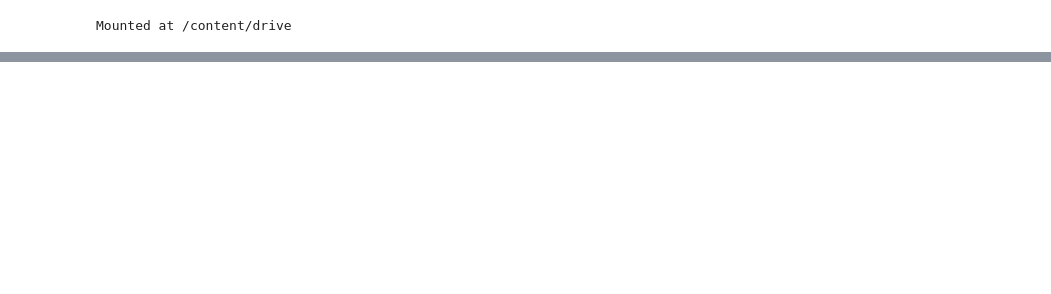
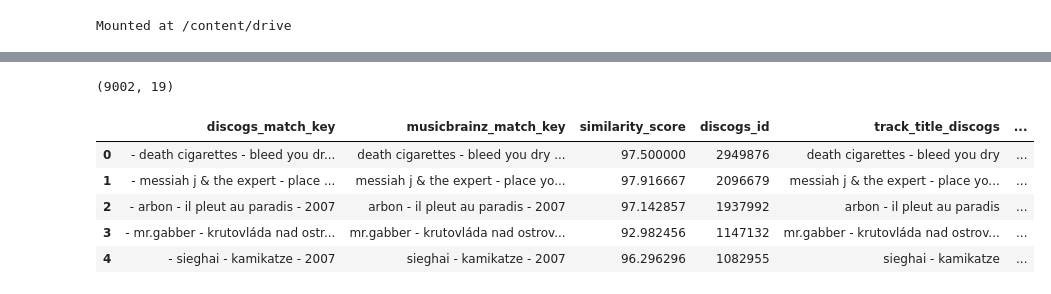
Before and after one commit to ruchithelamp/music, a Jupyter notebook: Milestone_2_Recession_Music.ipynb, the cells around one changed output, grey strips where cells are left out. Saved outputs shown, nothing was run; the diff lists cells and outputs as text; code cells hidden in the pictures; blank space fills up the shorter version.

```diff
--- a/Milestone_2_Recession_Music.ipynb
+++ b/Milestone_2_Recession_Music.ipynb
@@ -70,0 +162,13 @@ Mounted at /content/drive
+# %%
+csv_path = "/content/drive/My Drive/music_anthro_M2/merged_fuzzy_matches.csv"
+df = pd.read_csv(csv_path)
+print(df.shape)
+df.head()
+# %% [output]
+(9002, 19)
+|  | discogs_match_key | musicbrainz_match_key | similarity_score | discogs_id | track_title_discogs | ... |
+| 0 | - death cigarettes - bleed you dr... | death cigarettes - bleed you dry ... | 97.500000 | 2949876 | death cigarettes - bleed you dry | ... |
+| 1 | - messiah j & the expert - place ... | messiah j & the expert - place yo... | 97.916667 | 2096679 | messiah j & the expert - place yo... | ... |
+| 2 | - arbon - il pleut au paradis - 2007 | arbon - il pleut au paradis - 2007 | 97.142857 | 1937992 | arbon - il pleut au paradis | ... |
+| 3 | - mr.gabber - krutovláda nad ostr... | mr.gabber - krutovláda nad ostrov... | 92.982456 | 1147132 | mr.gabber - krutovláda nad ostrov... | ... |
+| 4 | - sieghai - kamikatze - 2007 | sieghai - kamikatze - 2007 | 96.296296 | 1082955 | sieghai - kamikatze | ... |
```
Also changed, not shown: parts of 12 cells of this notebook.
